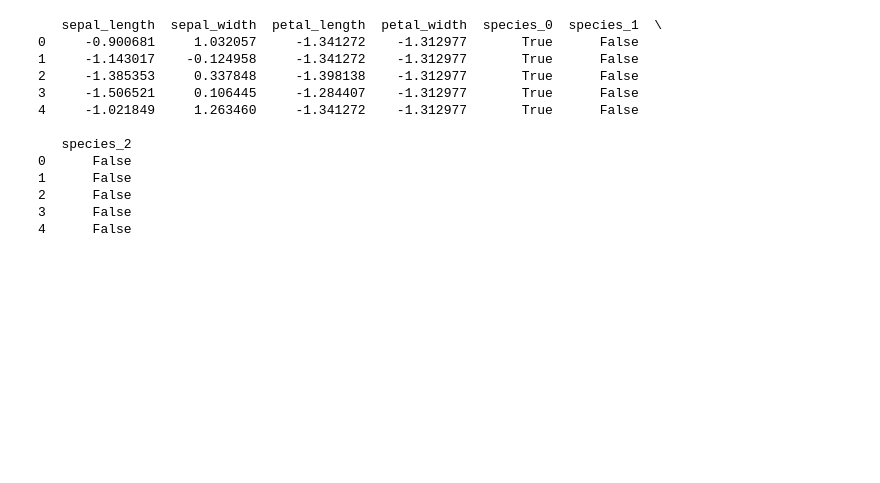
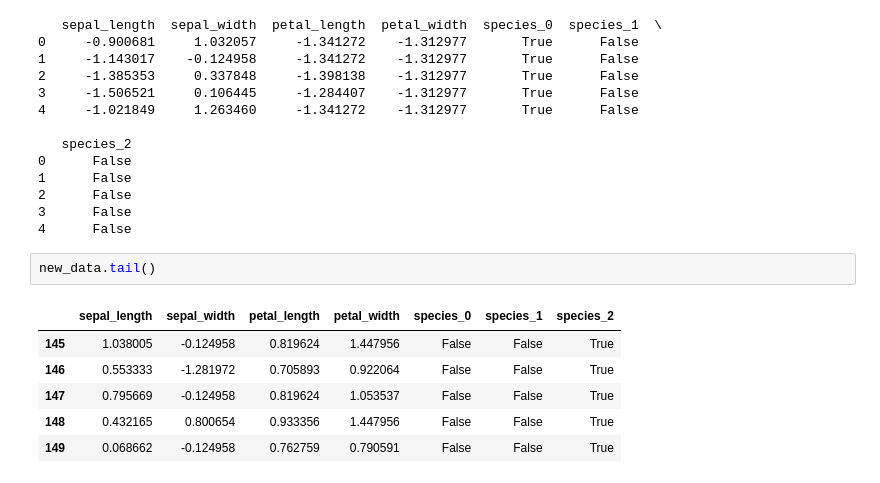
Before and after one commit to Sakshi2048/Sem6Codes, a Jupyter notebook: DSBDAL/Codes/Assignment1.ipynb, the cells around one changed output. Saved outputs shown, nothing was run; the diff lists cells and outputs as text; blank space fills up the shorter version.

```diff
--- a/DSBDAL/Codes/Assignment1.ipynb
+++ b/DSBDAL/Codes/Assignment1.ipynb
@@ -307,3 +307,12 @@ print(new_data.head())
 2      False
 3      False
 4      False
+# %%
+new_data.tail()
+# %% [output]
+|  | sepal_length | sepal_width | petal_length | petal_width | species_0 | species_1 | species_2 |
+| 145 | 1.038005 | -0.124958 | 0.819624 | 1.447956 | False | False | True |
+| 146 | 0.553333 | -1.281972 | 0.705893 | 0.922064 | False | False | True |
+| 147 | 0.795669 | -0.124958 | 0.819624 | 1.053537 | False | False | True |
+| 148 | 0.432165 | 0.800654 | 0.933356 | 1.447956 | False | False | True |
+| 149 | 0.068662 | -0.124958 | 0.762759 | 0.790591 | False | False | True |
```
Also changed, not shown: 2 other files.
